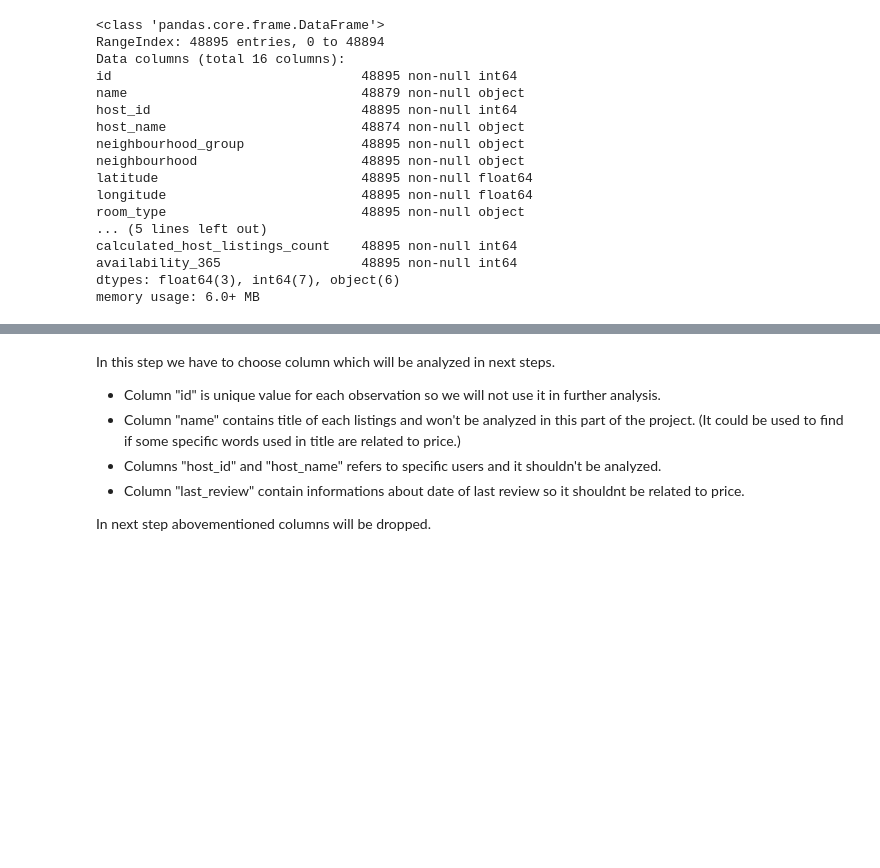
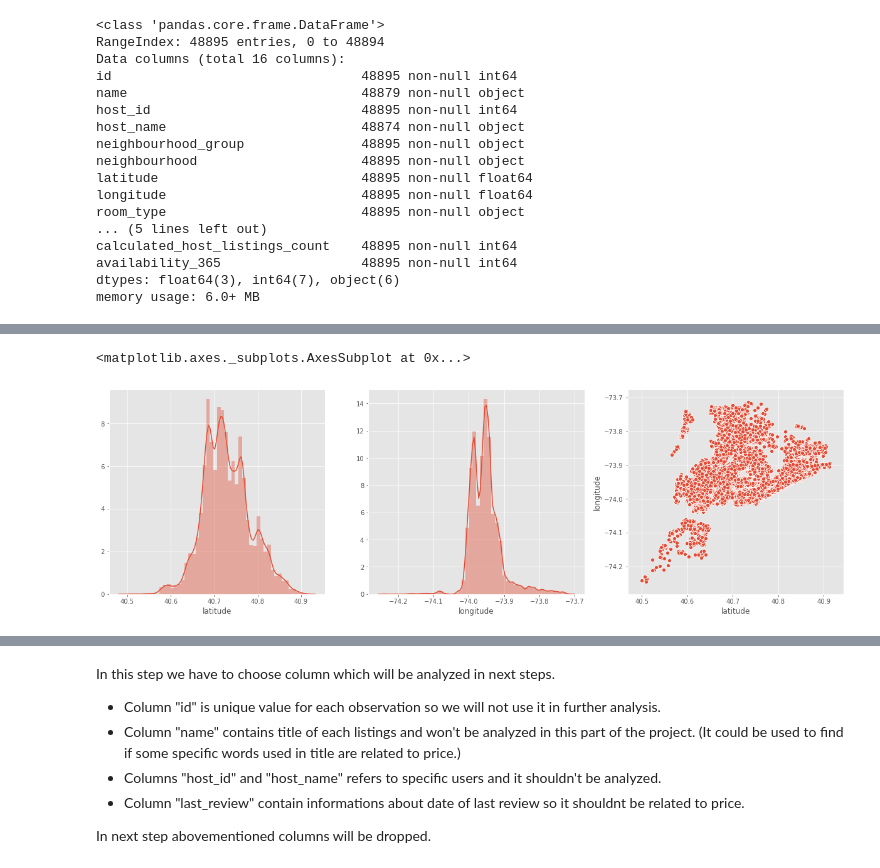
Before and after one commit to pawelmotek/Smart-pricing-airbnb-project, a Jupyter notebook: Project_airbnb_NY.ipynb, the cells around one changed output, grey strips where cells are left out. Saved outputs shown, nothing was run; the diff lists cells and outputs as text; code cells hidden in the pictures; blank space fills up the shorter version.

```diff
--- a/Project_airbnb_NY.ipynb
+++ b/Project_airbnb_NY.ipynb
@@ -91,0 +137,8 @@ df.describe()
+# %%
+fig, axes = plt.subplots(1,3, figsize=(21,6))
+sns.distplot(df['latitude'], ax=axes[0])
+sns.distplot(df['longitude'], ax=axes[1])
+sns.scatterplot(x= df['latitude'], y=df['longitude'])
+# %% [output]
+<matplotlib.axes._subplots.AxesSubplot at 0x...>
+[figure, added]
```
Also changed, not shown: parts of 23 cells of this notebook.
